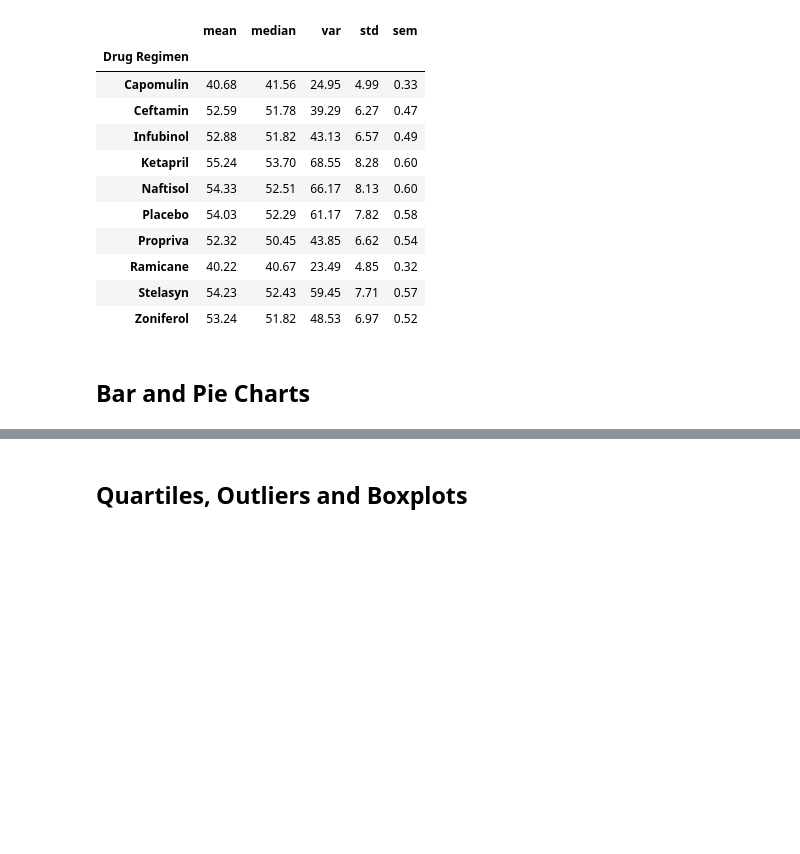
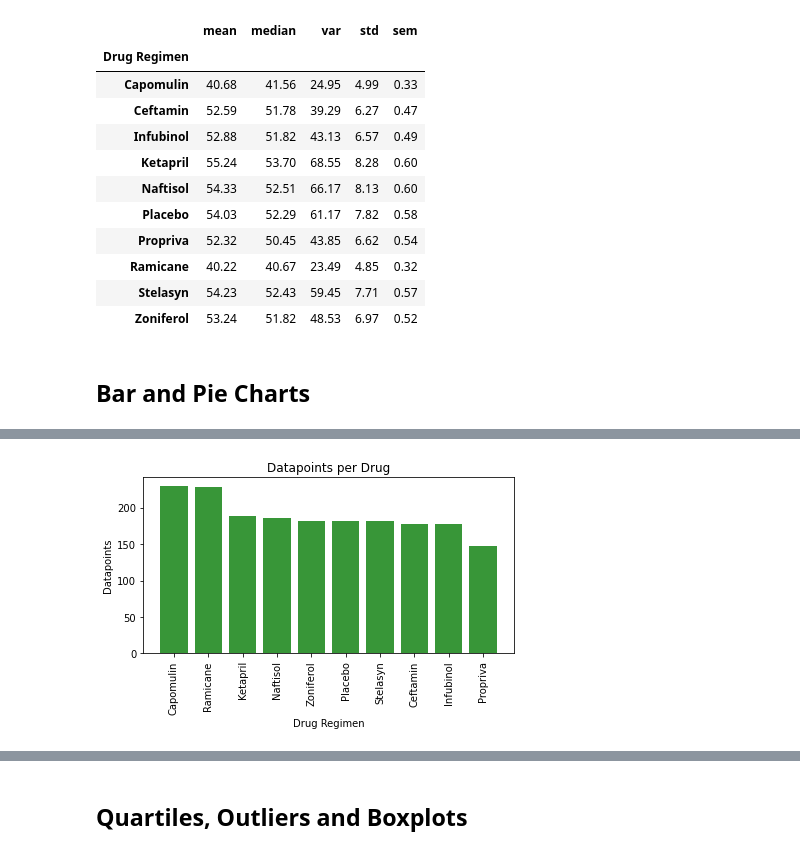
Before and after one commit to mrwelchman/matplotlib-challenge, a Jupyter notebook: Pymaceuticals/pymaceuticals.ipynb, the cells around one changed output, grey strips where cells are left out. Saved outputs shown, nothing was run; the diff lists cells and outputs as text; code cells hidden in the pictures; blank space fills up the shorter version.

```diff
--- a/Pymaceuticals/pymaceuticals.ipynb
+++ b/Pymaceuticals/pymaceuticals.ipynb
@@ -166,2 +165,16 @@ plt.savefig('bar_panda')
 # %%
 # Generate a bar plot showing the total number of measurements taken on each drug regimen using pyplot.
+mouse_count = clean_data_df['Drug Regimen'].value_counts()
+
+x_axis = mouse_count.index.values
+y_axis = mouse_count.values
+
+plt.bar(x_axis, y_axis, color='forestgreen', alpha=.9)
+plt.xlabel('Drug Regimen')
+plt.ylabel('Datapoints')
+plt.title('Datapoints per Drug')
+plt.xticks(rotation=90)
+plt.tight_layout()
+plt.show()
+# %% [output]
+[figure, added]
```
Also changed, not shown: parts of 22 cells of this notebook, 2 other files.
